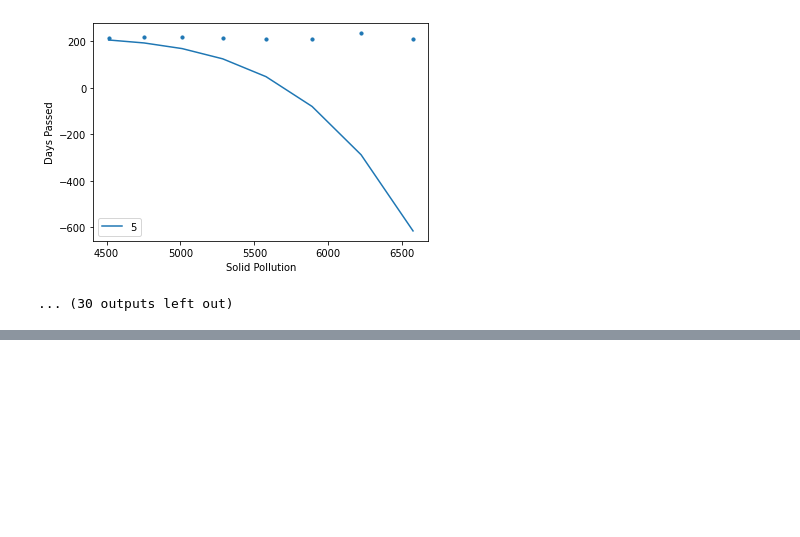
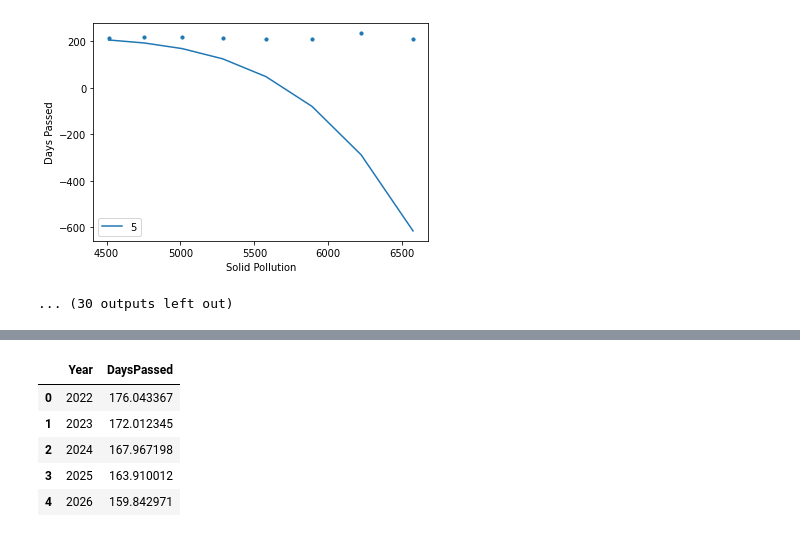
Before and after one commit to krtikgrg/AnalysingPollutionVSOvershootDay, a Jupyter notebook: src/analysis.ipynb, the cells around one changed output, grey strips where cells are left out. Cells and saved outputs as stored; diff of their text form; code cells hidden in the pictures; blank space fills up the shorter version.

```diff
--- a/src/analysis.ipynb
+++ b/src/analysis.ipynb
@@ -979,0 +1155,22 @@ R2 score:  -2219.6595399908742
+# %%
+#GAS POLLUTION VS OVERSHOOT NEXT 5 YEARS
+future = list(range(2022,2027))
+gasFuture = np.array(gasFuture)
+gasFuture = gasFuture.reshape(-1,1)
+
+poly = PolynomialFeatures(degree = 2)
+X_poly = poly.fit_transform(ngas)
+regression_model = LinearRegression()
+regression_model.fit(X_poly, npassed)
+y_predicted = regression_model.predict(poly.fit_transform(gasFuture))
+
+nuData = {"Year" : future,"DaysPassed" : y_predicted}
+df = pd.DataFrame(nuData)
+df
+# %% [output]
+|  | Year | DaysPassed |
+| 0 | 2022 | 176.043367 |
+| 1 | 2023 | 172.012345 |
+| 2 | 2024 | 167.967198 |
+| 3 | 2025 | 163.910012 |
+| 4 | 2026 | 159.842971 |
```
Also changed, not shown: parts of 12 cells of this notebook, 10 other files.
